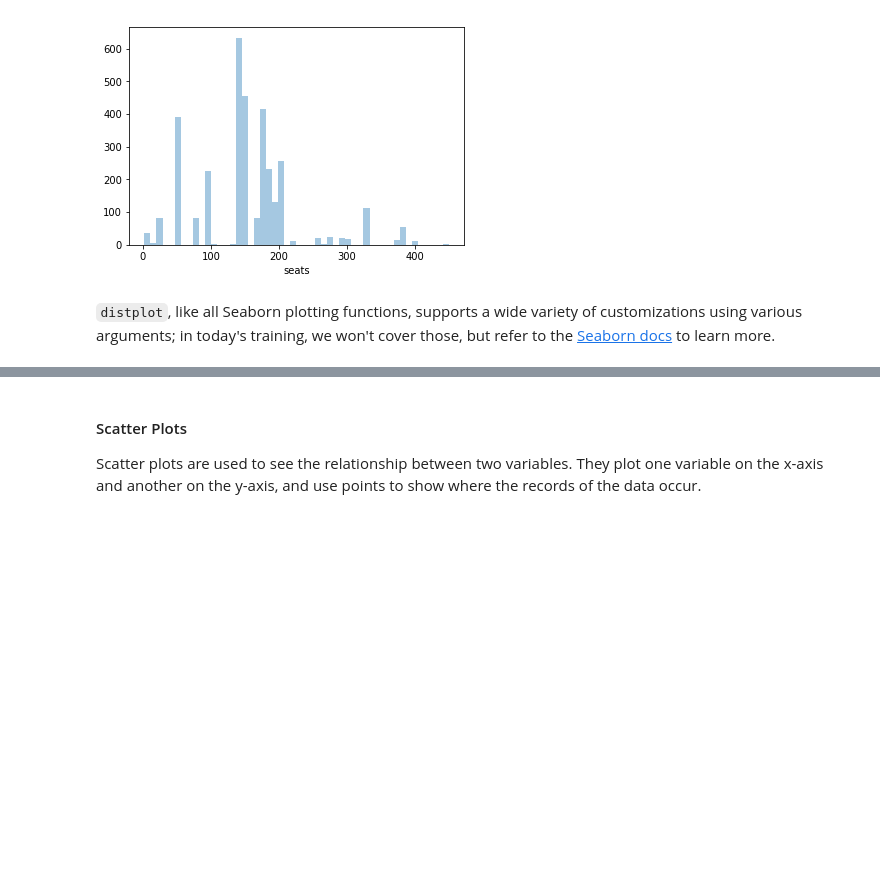
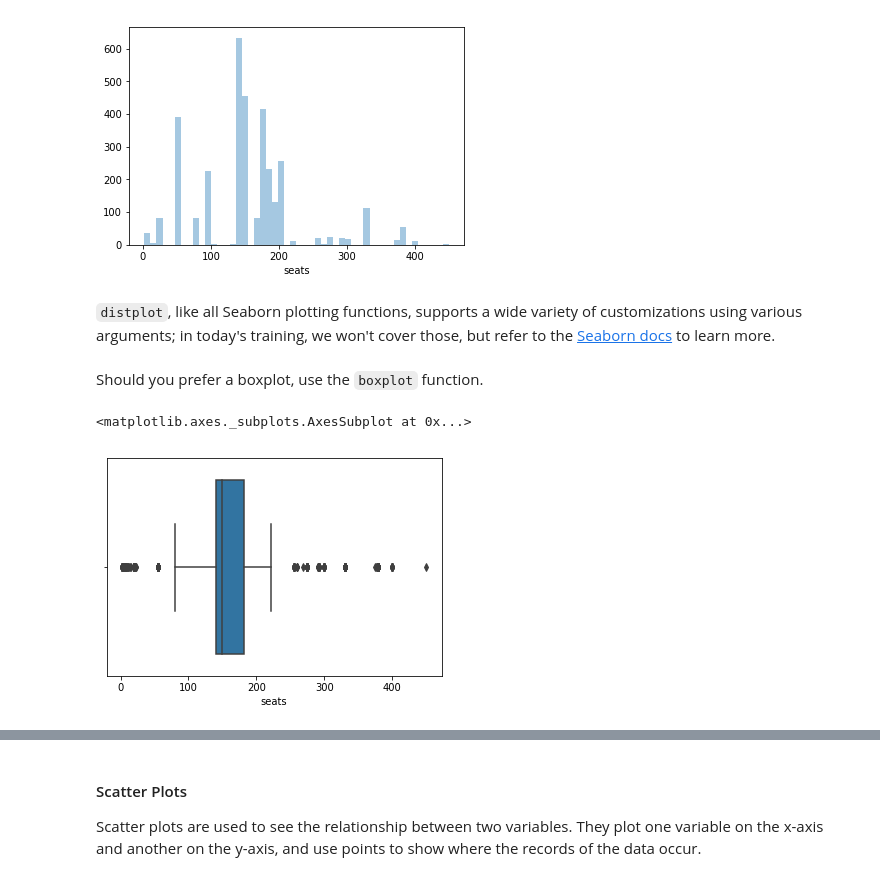
Before and after one commit to uc-python/intro-python-datasci, a Jupyter notebook: notebooks/visualizing_data.ipynb, the cells around one changed output, grey strips where cells are left out. Drawn from its saved outputs; the diff is of its cells as text; code cells hidden in the pictures; blank space fills up the shorter version.

```diff
--- a/notebooks/visualizing_data.ipynb
+++ b/notebooks/visualizing_data.ipynb
@@ -99,3 +102,10 @@ sns.distplot(planes['seats'], kde=False)
 # %% [markdown]
 `distplot`, like all Seaborn plotting functions, supports a wide variety of customizations using various arguments;
 in today's training, we won't cover those, but refer to the [Seaborn docs](https://seaborn.pydata.org) to learn more.
+# %% [markdown]
+Should you prefer a boxplot, use the `boxplot` function.
+# %%
+sns.boxplot(planes['seats'])
+# %% [output]
+<matplotlib.axes._subplots.AxesSubplot at 0x...>
+[figure, added]
```
Also changed, not shown: parts of 38 cells of this notebook.
